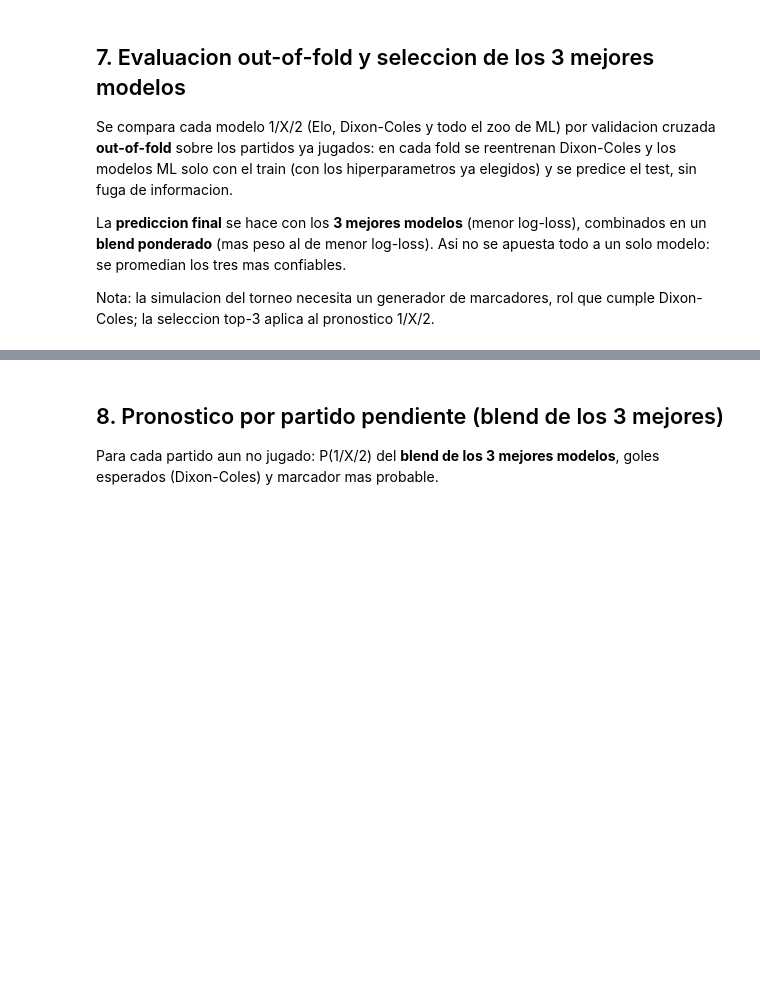
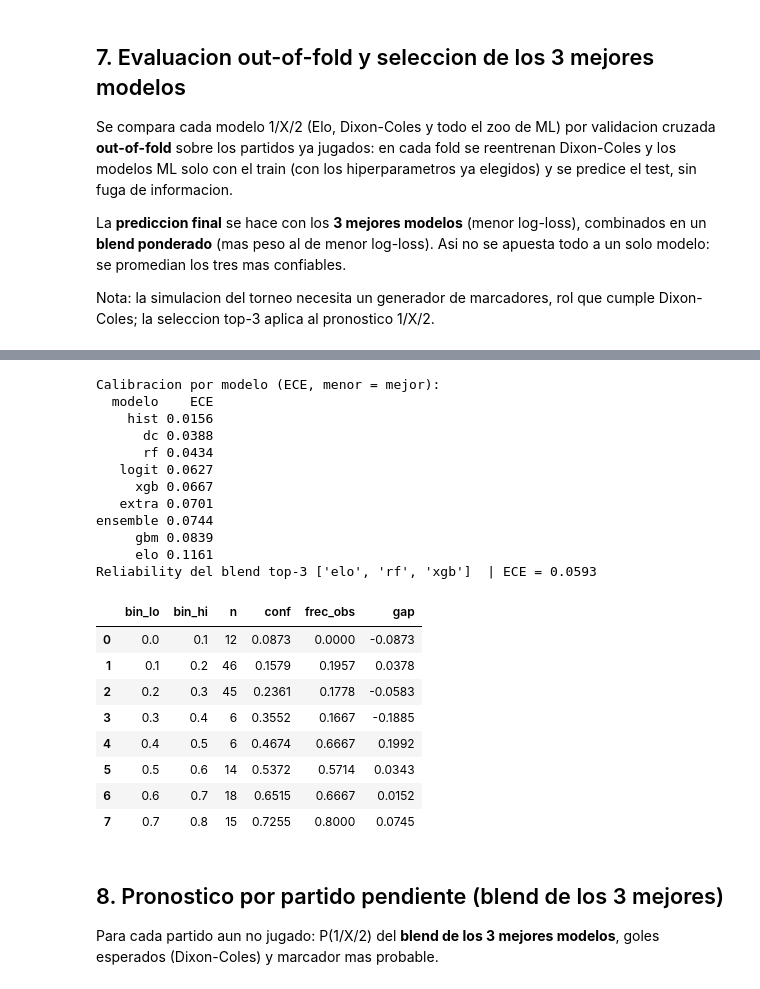
Before and after one commit to santiagoriverti/ML_prediccion_mundial2026, a Jupyter notebook: notebooks/prediccion_mundial2026.ipynb, the cells around one changed output, grey strips where cells are left out. Cells and saved outputs as stored; diff of their text form; code cells hidden in the pictures; blank space fills up the shorter version.

```diff
--- a/notebooks/prediccion_mundial2026.ipynb
+++ b/notebooks/prediccion_mundial2026.ipynb
@@ -204,3 +282,47 @@ tabla_eval
+# %%
+from models import tabla_calibracion, blend_1x2
+import numpy as np
+
+# ECE de cada modelo con prediccion out-of-fold valida (menor = mejor calibrado).
+resumen_calib = []
+for m, P in oof.items():
+    _, ece_m = tabla_calibracion(P, y_eval)
+    if ece_m == ece_m:  # descarta NaN (modelos sin oof completo)
+        resumen_calib.append({'modelo': m, 'ECE': ece_m})
+resumen_calib = pd.DataFrame(resumen_calib).sort_values('ECE').reset_index(drop=True)
+print('Calibracion por modelo (ECE, menor = mejor):')
+print(resumen_calib.to_string(index=False))
+
+# Reliability del BLEND de los 3 mejores (lo que se usa para predecir).
+oof_blend = np.full_like(oof[top3[0]], np.nan)
+for i in range(len(y_eval)):
+    probs_i = {m: oof[m][i] for m in top3 if m in oof}
+    oof_blend[i] = blend_1x2(probs_i, pesos_top)
+tabla_calib, ece = tabla_calibracion(oof_blend, y_eval)
+print('Reliability del blend top-3', top3, ' | ECE =', ece)
+tabla_calib
+# %% [output]
+Calibracion por modelo (ECE, menor = mejor):
+  modelo    ECE
+    hist 0.0156
+      dc 0.0388
+      rf 0.0434
+   logit 0.0627
+     xgb 0.0667
+   extra 0.0701
+ensemble 0.0744
+     gbm 0.0839
+     elo 0.1161
+Reliability del blend top-3 ['elo', 'rf', 'xgb']  | ECE = 0.0593
+|  | bin_lo | bin_hi | n | conf | frec_obs | gap |
+| 0 | 0.0 | 0.1 | 12 | 0.0873 | 0.0000 | -0.0873 |
+| 1 | 0.1 | 0.2 | 46 | 0.1579 | 0.1957 | 0.0378 |
+| 2 | 0.2 | 0.3 | 45 | 0.2361 | 0.1778 | -0.0583 |
+| 3 | 0.3 | 0.4 | 6 | 0.3552 | 0.1667 | -0.1885 |
+| 4 | 0.4 | 0.5 | 6 | 0.4674 | 0.6667 | 0.1992 |
+| 5 | 0.5 | 0.6 | 14 | 0.5372 | 0.5714 | 0.0343 |
+| 6 | 0.6 | 0.7 | 18 | 0.6515 | 0.6667 | 0.0152 |
+| 7 | 0.7 | 0.8 | 15 | 0.7255 | 0.8000 | 0.0745 |
 # %% [markdown]
 ## 8. Pronostico por partido pendiente (blend de los 3 mejores)
 
```
Also changed, not shown: parts of 24 cells of this notebook.
